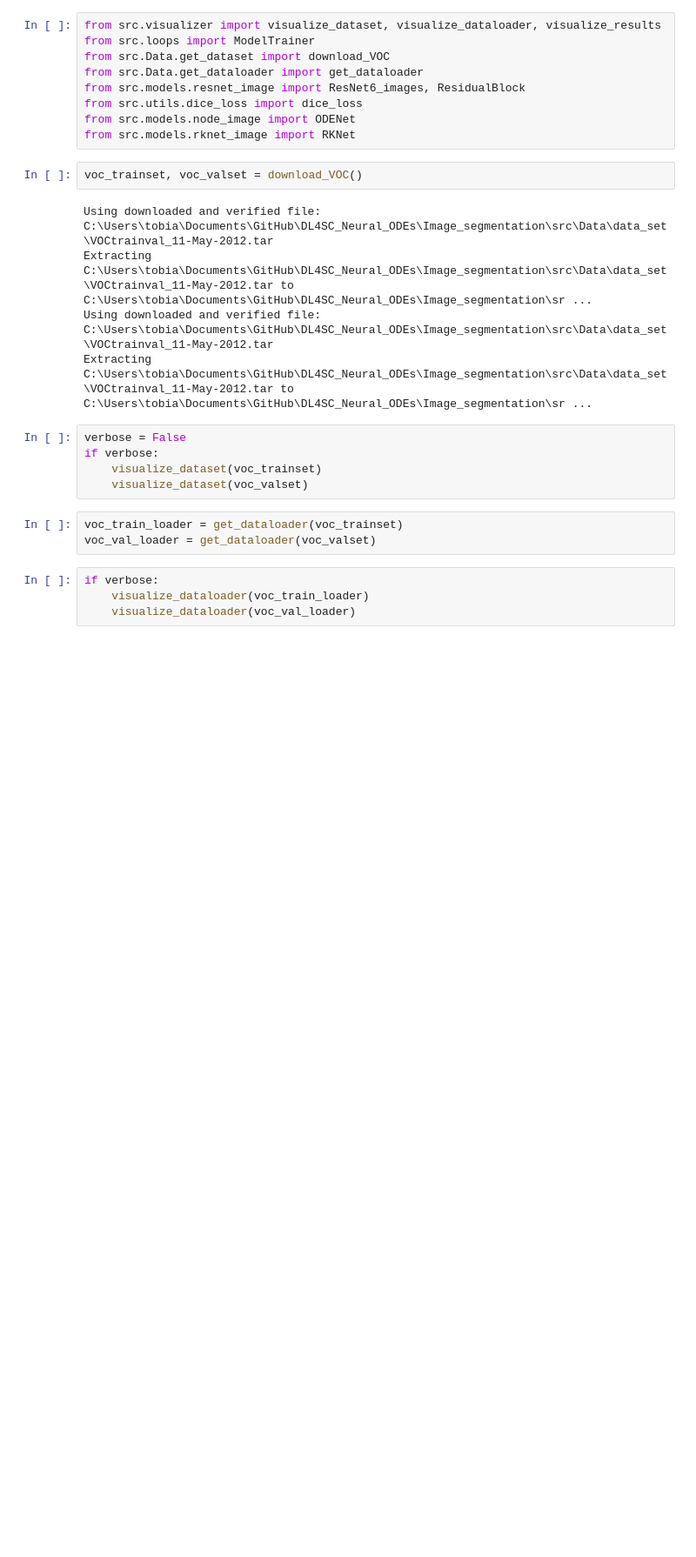
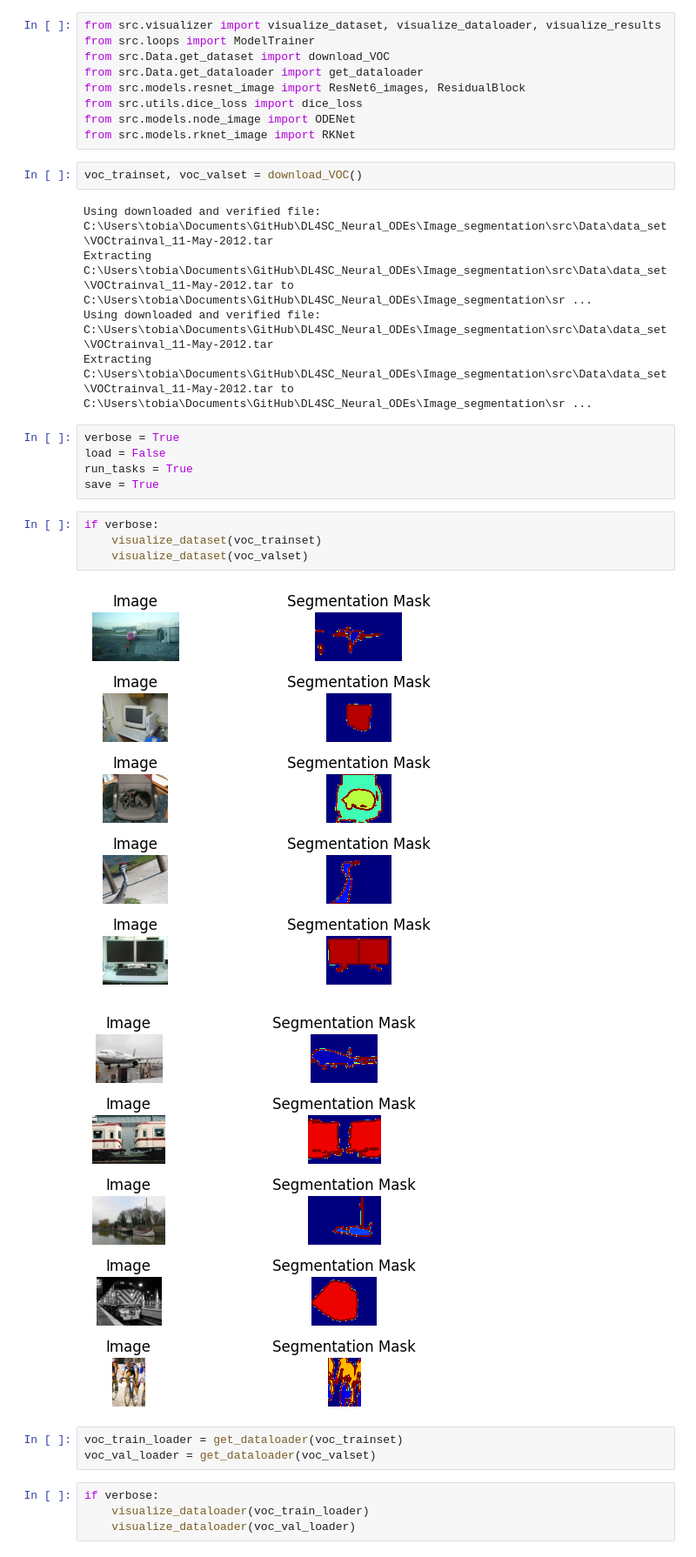
Before and after one commit to TSHP/DL4SC_Neural_ODEs, a Jupyter notebook: Image_segmentation/main.ipynb, the cells around one changed output. Shown at 87% size. Saved outputs shown, nothing was run; the diff lists cells and outputs as text; blank space fills up the shorter version.

```diff
--- a/Image_segmentation/main.ipynb
+++ b/Image_segmentation/main.ipynb
@@ -14,11 +14,18 @@ Using downloaded and verified file: C:\Users\tobia\Documents\GitHub\DL4SC_Neural
 Extracting C:\Users\tobia\Documents\GitHub\DL4SC_Neural_ODEs\Image_segmentation\src\Data\data_set\VOCtrainval_11-May-2012.tar to C:\Users\tobia\Documents\GitHub\DL4SC_Neural_ODEs\Image_segmentation\sr ...
 Using downloaded and verified file: C:\Users\tobia\Documents\GitHub\DL4SC_Neural_ODEs\Image_segmentation\src\Data\data_set\VOCtrainval_11-May-2012.tar
 Extracting C:\Users\tobia\Documents\GitHub\DL4SC_Neural_ODEs\Image_segmentation\src\Data\data_set\VOCtrainval_11-May-2012.tar to C:\Users\tobia\Documents\GitHub\DL4SC_Neural_ODEs\Image_segmentation\sr ...
+# %%
+verbose = True
+load = False
+run_tasks = True
+save = True
 # %%
-verbose = False
 if verbose:
     visualize_dataset(voc_trainset)
     visualize_dataset(voc_valset)
+# %% [output]
+[figure, added]
+[figure, added]
 # %%
 voc_train_loader = get_dataloader(voc_trainset)
 voc_val_loader = get_dataloader(voc_valset)
```
Also changed, not shown: parts of 9 cells of this notebook, 7 other files.
